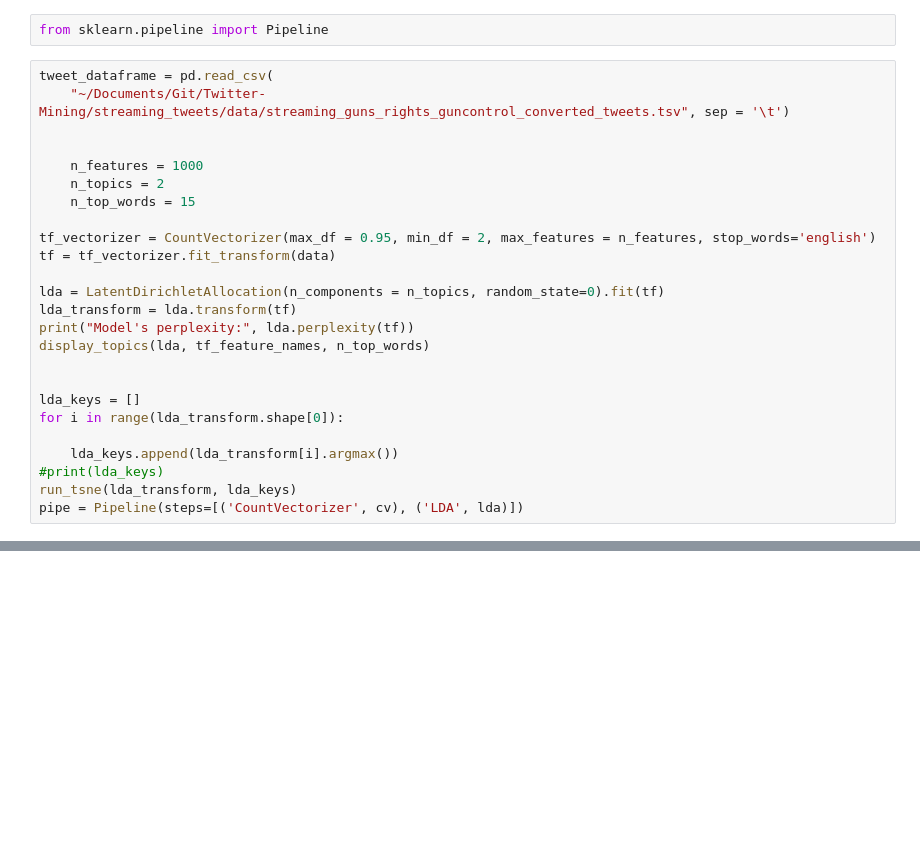
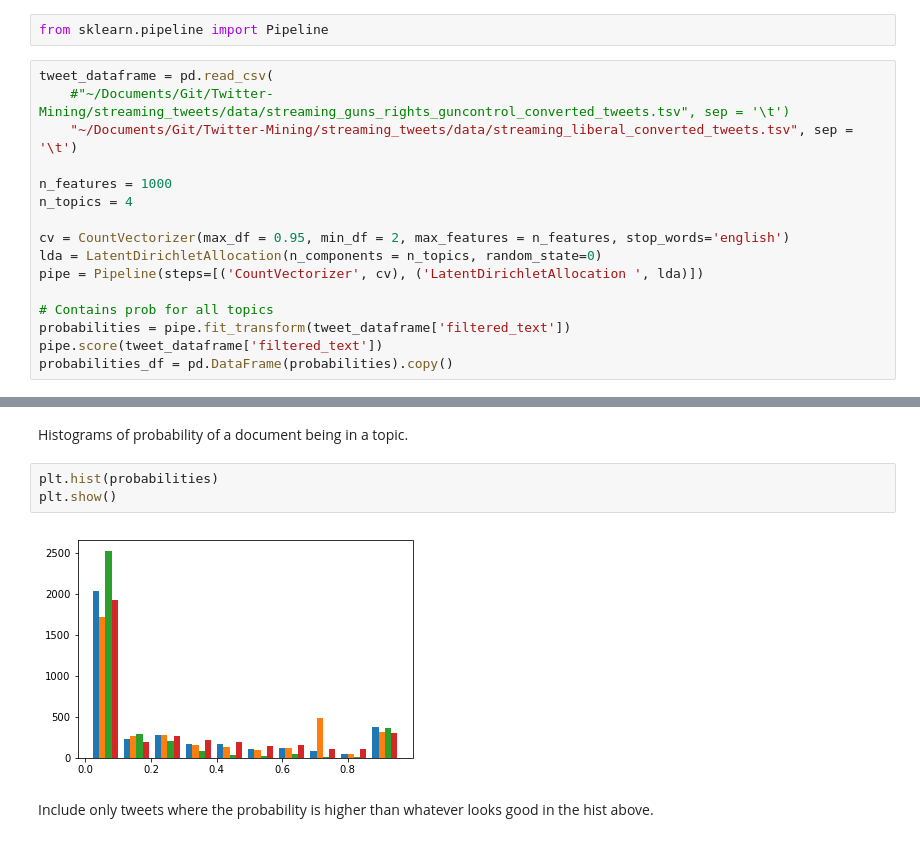
Before and after one commit to saverymax/Twitter-Mining, a Jupyter notebook: streaming_tweets/topic_model_test.ipynb, the cells around one changed output, grey strips where cells are left out. Cells and saved outputs as stored; diff of their text form; blank space fills up the shorter version.

```diff
--- a/streaming_tweets/topic_model_test.ipynb
+++ b/streaming_tweets/topic_model_test.ipynb
@@ -211,26 +289,17 @@ need to find where blanks are in data and drop whole rows. The way I was doing i
 from sklearn.pipeline import Pipeline
 # %%
 tweet_dataframe = pd.read_csv(
-    "~/Documents/Git/Twitter-Mining/streaming_tweets/data/streaming_guns_rights_guncontrol_converted_tweets.tsv", sep = '\t')
+    #"~/Documents/Git/Twitter-Mining/streaming_tweets/data/streaming_guns_rights_guncontrol_converted_tweets.tsv", sep = '\t')
+    "~/Documents/Git/Twitter-Mining/streaming_tweets/data/streaming_liberal_converted_tweets.tsv", sep = '\t')
 
+n_features = 1000
+n_topics = 4
 
-    n_features = 1000
-    n_topics = 2
-    n_top_words = 15
+cv = CountVectorizer(max_df = 0.95, min_df = 2, max_features = n_features, stop_words='english')
+lda = LatentDirichletAllocation(n_components = n_topics, random_state=0)
+pipe = Pipeline(steps=[('CountVectorizer', cv), ('LatentDirichletAllocation ', lda)])
 
-tf_vectorizer = CountVectorizer(max_df = 0.95, min_df = 2, max_features = n_features, stop_words='english')
-tf = tf_vectorizer.fit_transform(data)
-
-lda = LatentDirichletAllocation(n_components = n_topics, random_state=0).fit(tf)
-lda_transform = lda.transform(tf)
-print("Model's perplexity:", lda.perplexity(tf))
-display_topics(lda, tf_feature_names, n_top_words)
-
-
-lda_keys = []
-for i in range(lda_transform.shape[0]):
-
-    lda_keys.append(lda_transform[i].argmax())
-#print(lda_keys)
-run_tsne(lda_transform, lda_keys)
-pipe = Pipeline(steps=[('CountVectorizer', cv), ('LDA', lda)])
+# Contains prob for all topics
+probabilities = pipe.fit_transform(tweet_dataframe['filtered_text'])
+pipe.score(tweet_dataframe['filtered_text'])
+probabilities_df = pd.DataFrame(probabilities).copy()
@@ -242,0 +359,9 @@ tweet bot
+# %% [markdown]
+Histograms of probability of a document being in a topic.
+# %%
+plt.hist(probabilities)
+plt.show()
+# %% [output]
+[figure, added]
+# %% [markdown]
+Include only tweets where the probability is higher than whatever looks good in the hist above.
```
Also changed, not shown: parts of 21 cells of this notebook, 22 other files.
